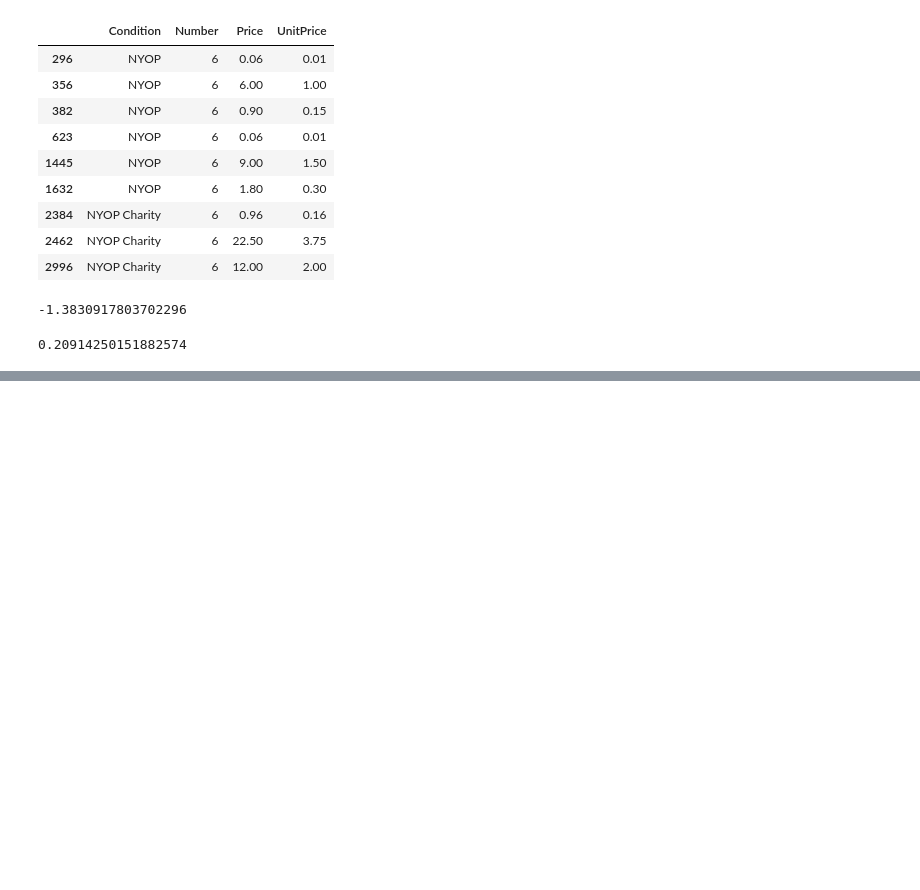
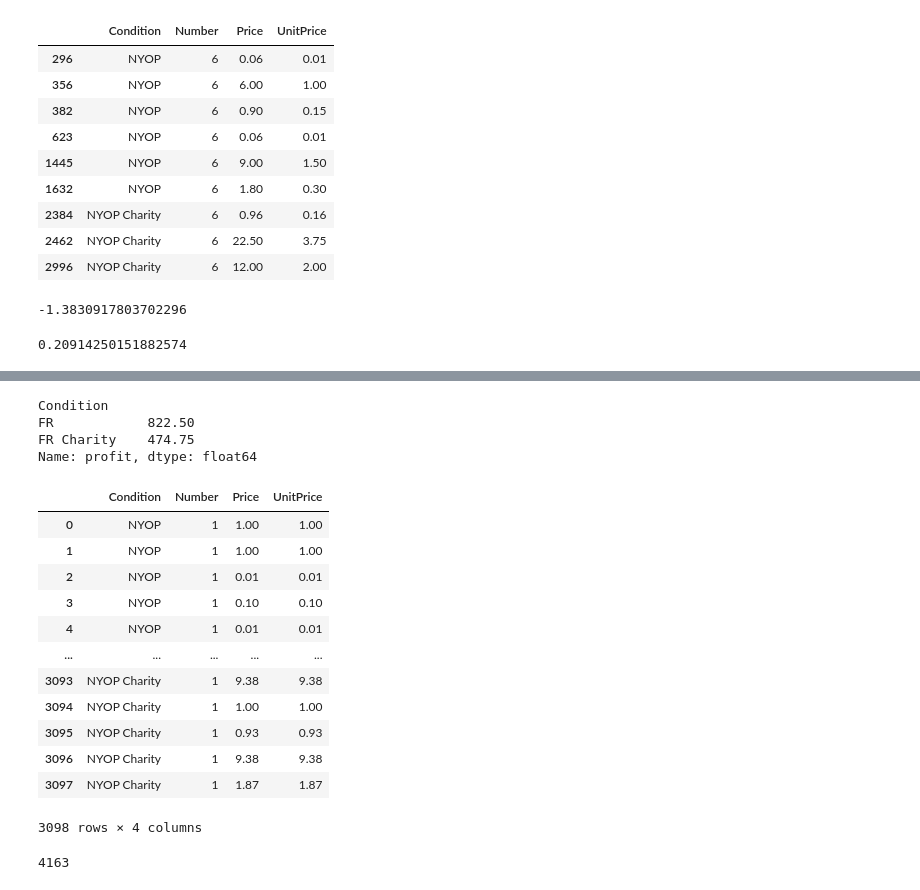
Before and after one commit to rsm-roguchi/Case2, a Jupyter notebook: case.ipynb, the cells around one changed output, grey strips where cells are left out. Cells and saved outputs as stored; diff of their text form; code cells hidden in the pictures; blank space fills up the shorter version.

```diff
--- a/case.ipynb
+++ b/case.ipynb
@@ -136,3 +132,5 @@ array([1, 2, 3, 4, 5, 6, 7])
+# %%
+nyop_dat['Number'] = pd.Categorical(nyop_dat['Number'])
 # %%
 nyop_dat.boxplot(column='Price',by='Number')
 plt.show()
@@ -252,0 +272,28 @@ pval
+# %%
+fr_avg_profit = fr_data.groupby('Condition')['profit'].mean()
+fr_avg_profit
+# %% [output]
+Condition
+FR            822.50
+FR Charity    474.75
+Name: profit, dtype: float64
+# %%
+nyop_dat
+# %% [output]
+|  | Condition | Number | Price | UnitPrice |
+| 0 | NYOP | 1 | 1.00 | 1.00 |
+| 1 | NYOP | 1 | 1.00 | 1.00 |
+| 2 | NYOP | 1 | 0.01 | 0.01 |
+| 3 | NYOP | 1 | 0.10 | 0.10 |
+| 4 | NYOP | 1 | 0.01 | 0.01 |
+| ... | ... | ... | ... | ... |
+| 3093 | NYOP Charity | 1 | 9.38 | 9.38 |
+| 3094 | NYOP Charity | 1 | 1.00 | 1.00 |
+| 3095 | NYOP Charity | 1 | 0.93 | 0.93 |
+| 3096 | NYOP Charity | 1 | 9.38 | 9.38 |
+| 3097 | NYOP Charity | 1 | 1.87 | 1.87 |
+3098 rows × 4 columns
+# %%
+nyop_dat['Number'].sum()
+# %% [output]
+4163
```
Also changed, not shown: parts of 5 cells of this notebook.
